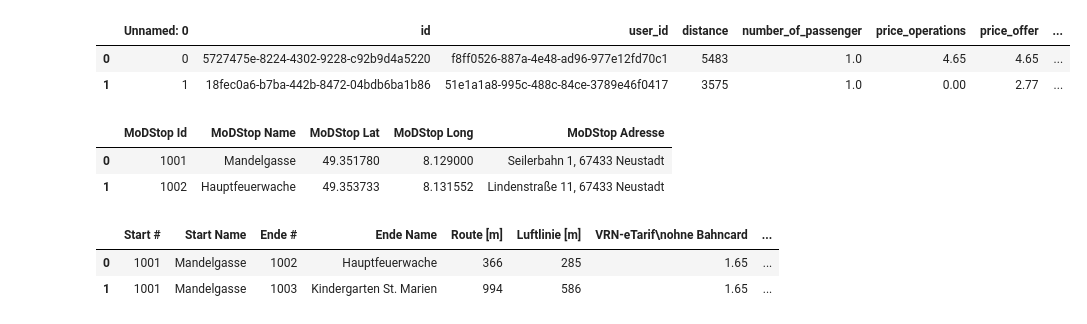
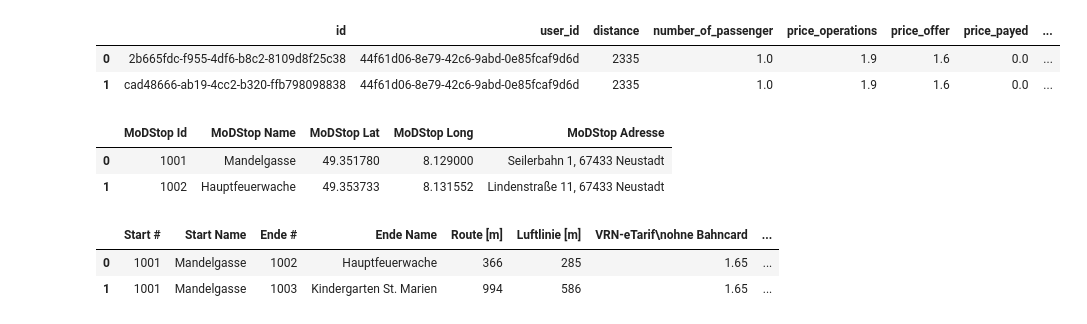
Before and after one commit to Lukas-Dierkes/vehicle-stream-team-project, a Jupyter notebook: vehicle_stream_pipeline/ride_simulation.ipynb, the cells around one changed output. Saved outputs shown, nothing was run; the diff lists cells and outputs as text; code cells hidden in the pictures.

```diff
--- a/vehicle_stream_pipeline/ride_simulation.ipynb
+++ b/vehicle_stream_pipeline/ride_simulation.ipynb
@@ -17,17 +17,17 @@ pd.set_option('display.max_columns', None)
 # %%
 repo = git.Repo(".", search_parent_directories=True).git.rev_parse(
     "--show-toplevel"
 )
-df = pd.read_excel(f"{repo}/data/cleaning/test_cleaned.xlsx")
+df = pd.read_excel(f"{repo}/data/cleaning/cleaned_1659184153.xlsx")
 df_stops = pd.read_excel(
     f"{repo}/data/other/MoDstops+Preismodell.xlsx", sheet_name="MoDstops"
 )
 
 df.head(2)
 # %% [output]
-|  | Unnamed: 0 | id | user_id | distance | number_of_passenger | price_operations | price_offer | ... |
-| 0 | 0 | 5727475e-8224-4302-9228-c92b9d4a5220 | f8ff0526-887a-4e48-ad96-977e12fd70c1 | 5483 | 1.0 | 4.65 | 4.65 | ... |
-| 1 | 1 | 18fec0a6-b7ba-442b-8472-04bdb6ba1b86 | 51e1a1a8-995c-488c-84ce-3789e46f0417 | 3575 | 1.0 | 0.00 | 2.77 | ... |
+|  | id | user_id | distance | number_of_passenger | price_operations | price_offer | price_payed | ... |
+| 0 | 2b665fdc-f955-4df6-b8c2-8109d8f25c38 | 44f61d06-8e79-42c6-9abd-0e85fcaf9d6d | 2335 | 1.0 | 1.9 | 1.6 | 0.0 | ... |
+| 1 | cad48666-ab19-4cc2-b320-ffb798098838 | 44f61d06-8e79-42c6-9abd-0e85fcaf9d6d | 2335 | 1.0 | 1.9 | 1.6 | 0.0 | ... |
 # %%
 df_stops = pd.read_excel(
     f"{repo}/data/other/MoDstops+Preismodell.xlsx", sheet_name="MoDstops"
```
Also changed, not shown: parts of 7 cells of this notebook.
